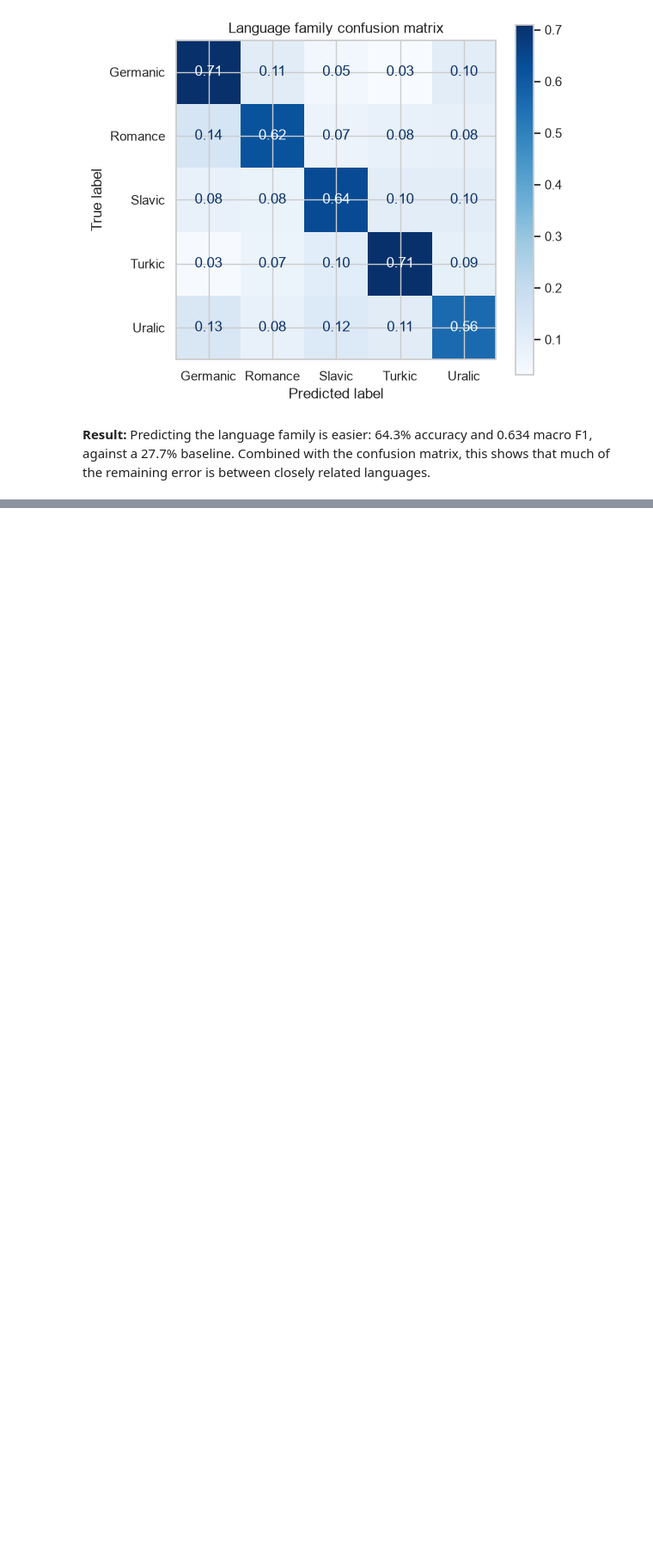
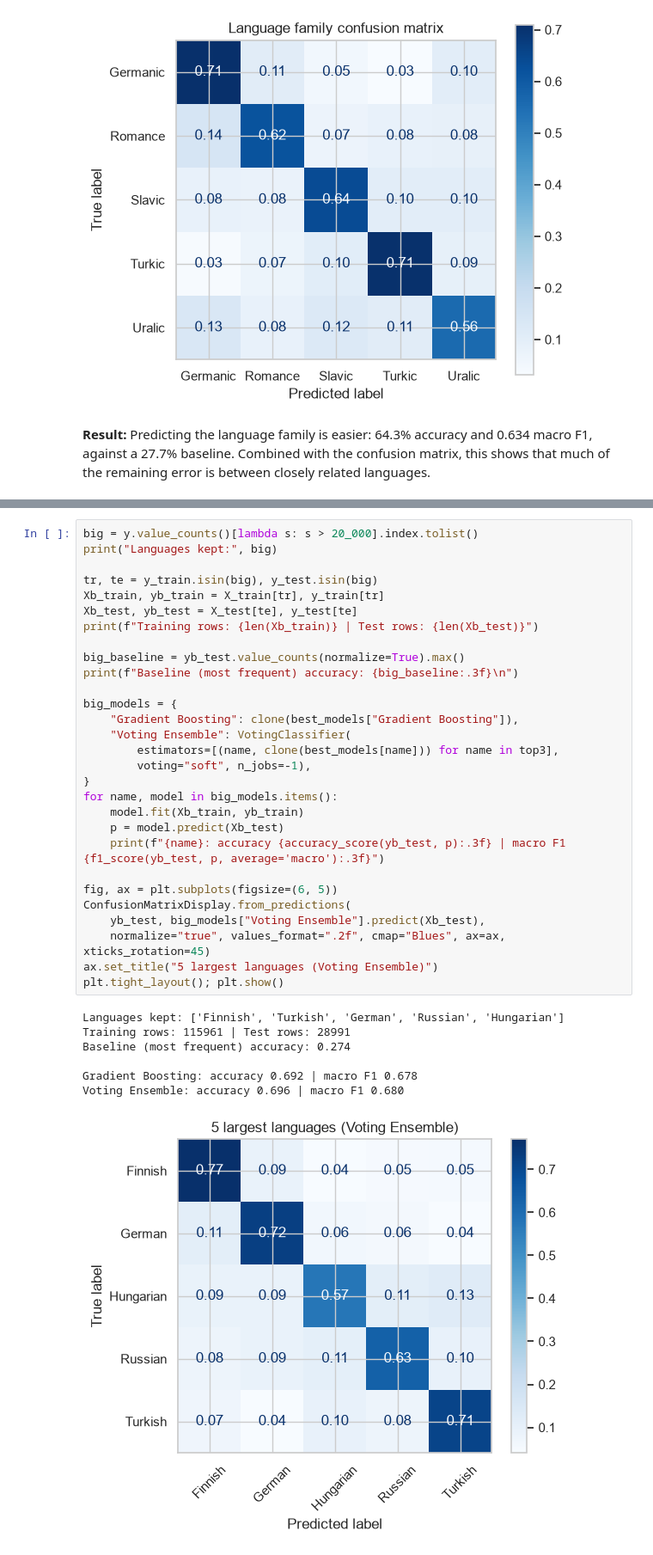
Before and after one commit to Erika-Sal/Final_ML_Project, a Jupyter notebook: task2.ipynb, the cells around one changed output, grey strips where cells are left out. Shown at 86% size. Saved outputs shown, nothing was run; the diff lists cells and outputs as text; blank space fills up the shorter version.

```diff
--- a/task2.ipynb
+++ b/task2.ipynb
@@ -695,0 +699,37 @@ Family accuracy: 0.643 | macro F1: 0.634
+# %%
+big = y.value_counts()[lambda s: s > 20_000].index.tolist()
+print("Languages kept:", big)
+
+tr, te = y_train.isin(big), y_test.isin(big)
+Xb_train, yb_train = X_train[tr], y_train[tr]
+Xb_test, yb_test = X_test[te], y_test[te]
+print(f"Training rows: {len(Xb_train)} | Test rows: {len(Xb_test)}")
+
+big_baseline = yb_test.value_counts(normalize=True).max()
+print(f"Baseline (most frequent) accuracy: {big_baseline:.3f}\n")
+
+big_models = {
+    "Gradient Boosting": clone(best_models["Gradient Boosting"]),
+    "Voting Ensemble": VotingClassifier(
+        estimators=[(name, clone(best_models[name])) for name in top3],
+        voting="soft", n_jobs=-1),
+}
+for name, model in big_models.items():
+    model.fit(Xb_train, yb_train)
+    p = model.predict(Xb_test)
+    print(f"{name}: accuracy {accuracy_score(yb_test, p):.3f} | macro F1 {f1_score(yb_test, p, average='macro'):.3f}")
+
+fig, ax = plt.subplots(figsize=(6, 5))
+ConfusionMatrixDisplay.from_predictions(
+    yb_test, big_models["Voting Ensemble"].predict(Xb_test),
+    normalize="true", values_format=".2f", cmap="Blues", ax=ax, xticks_rotation=45)
+ax.set_title("5 largest languages (Voting Ensemble)")
+plt.tight_layout(); plt.show()
+# %% [output]
+Languages kept: ['Finnish', 'Turkish', 'German', 'Russian', 'Hungarian']
+Training rows: 115961 | Test rows: 28991
+Baseline (most frequent) accuracy: 0.274
+
+Gradient Boosting: accuracy 0.692 | macro F1 0.678
+Voting Ensemble: accuracy 0.696 | macro F1 0.680
+[figure, added]
```
Also changed, not shown: parts of 3 cells of this notebook.
